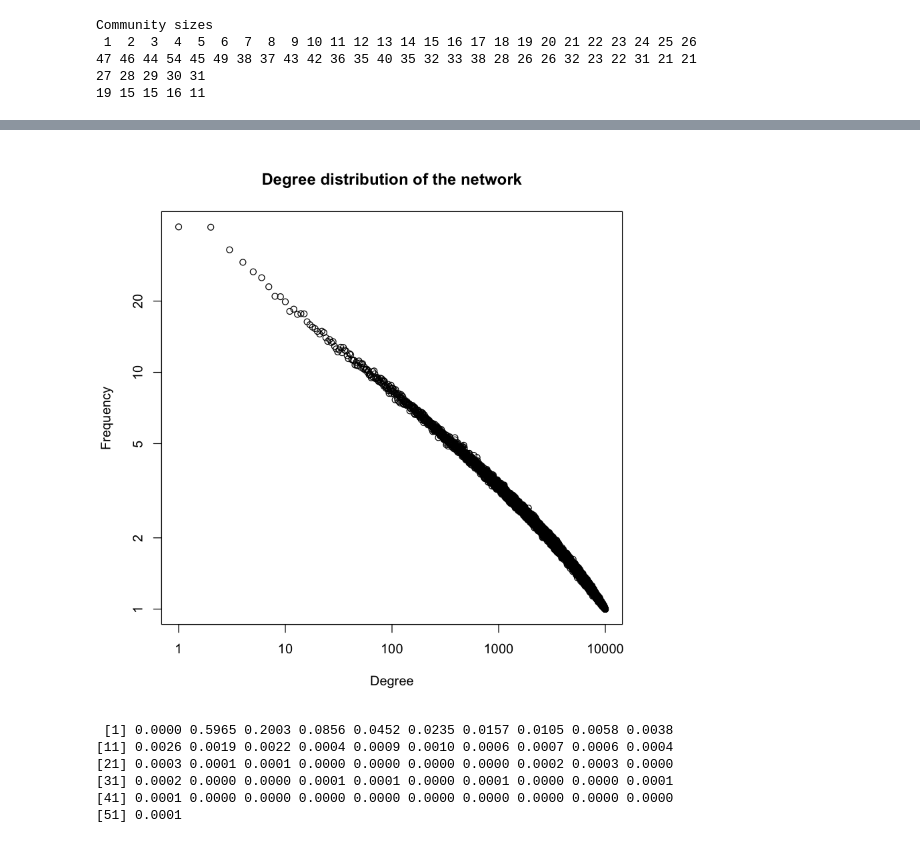
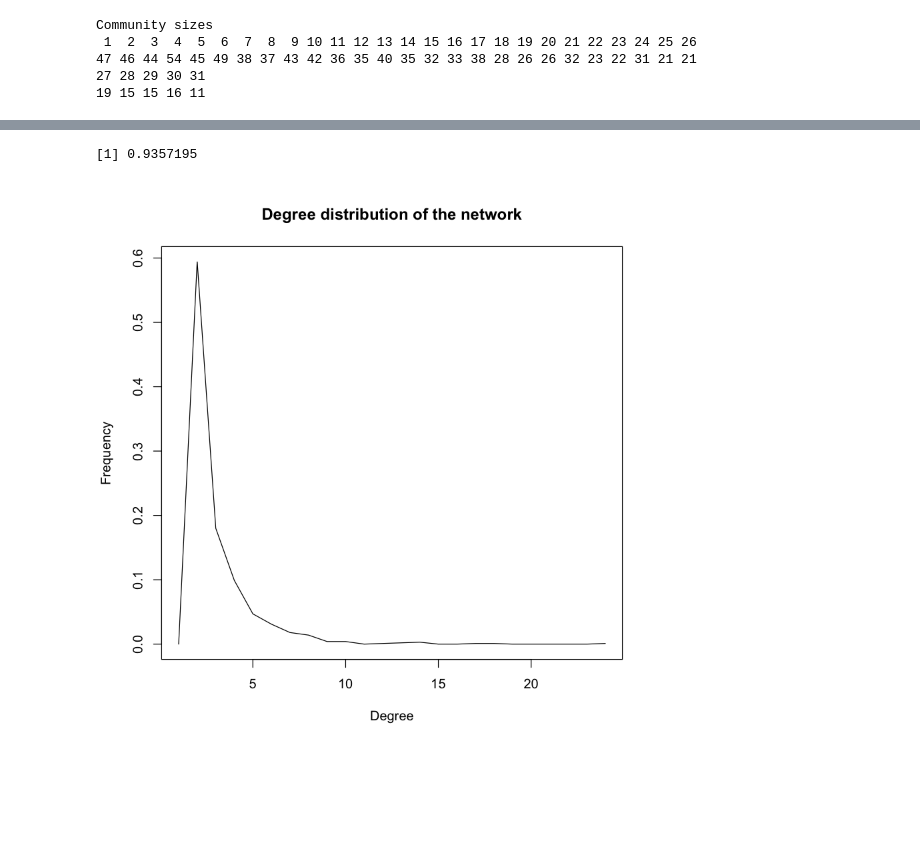
Before and after one commit to ayushdg/Random-Graphs-and-Random-Walks, a Jupyter notebook: P1_Q1_satya.ipynb, the cells around one changed output, grey strips where cells are left out. Drawn from its saved outputs; the diff is of its cells as text; code cells hidden in the pictures; blank space fills up the shorter version.

Commit message:
ALL EXCEPT COMMUNITY PLOT

```diff
--- a/P1_Q1_satya.ipynb
+++ b/P1_Q1_satya.ipynb
@@ -96,2 +152,2 @@ ERROR: Error in legend("bottomright", legend = pl2, col = cols, lwd = 1): object
 # %%
-c = 0.5
+do_expected_gcc(0.5)
@@ -252,20 +305,12 @@ plot(h$counts,main="Degree distribution of the network",xlab="Degree",ylab="Freq
 # %%
 set.seed(12345)
-dg_sum = rep(0,gsize)
-for(i in c(1:1000)){
-   g = barabasi.game(gsize, m=1, directed=F)
-   dg_sum = dg_sum + degree(g)
-}
+g = barabasi.game(1000, m=1, directed=F)
+fg <- fastgreedy.community(g)
+modularity(fg)
+# %% [output]
+[1] 0.9357195
 # %%
-plot(dg_sum/1000,main="Degree distribution of the network",xlab="Degree",ylab="Frequency",log='xy')
+g2 = degree.sequence.game(degree(g),method =c("vl"))
+plot(degree.distribution(g2),main="Degree distribution of the network",type = 'l',xlab="Degree",ylab="Frequency")
 # %% [output]
-[figure, old version]
+[figure, new version]
-# %%
-degree.distribution(g)
-# %% [output]
- [1] 0.0000 0.5965 0.2003 0.0856 0.0452 0.0235 0.0157 0.0105 0.0058 0.0038
-[11] 0.0026 0.0019 0.0022 0.0004 0.0009 0.0010 0.0006 0.0007 0.0006 0.0004
-[21] 0.0003 0.0001 0.0001 0.0000 0.0000 0.0000 0.0000 0.0002 0.0003 0.0000
-[31] 0.0002 0.0000 0.0000 0.0001 0.0001 0.0000 0.0001 0.0000 0.0000 0.0001
-[41] 0.0001 0.0000 0.0000 0.0000 0.0000 0.0000 0.0000 0.0000 0.0000 0.0000
-[51] 0.0001
```
Also changed, not shown: parts of 30 cells of this notebook.
